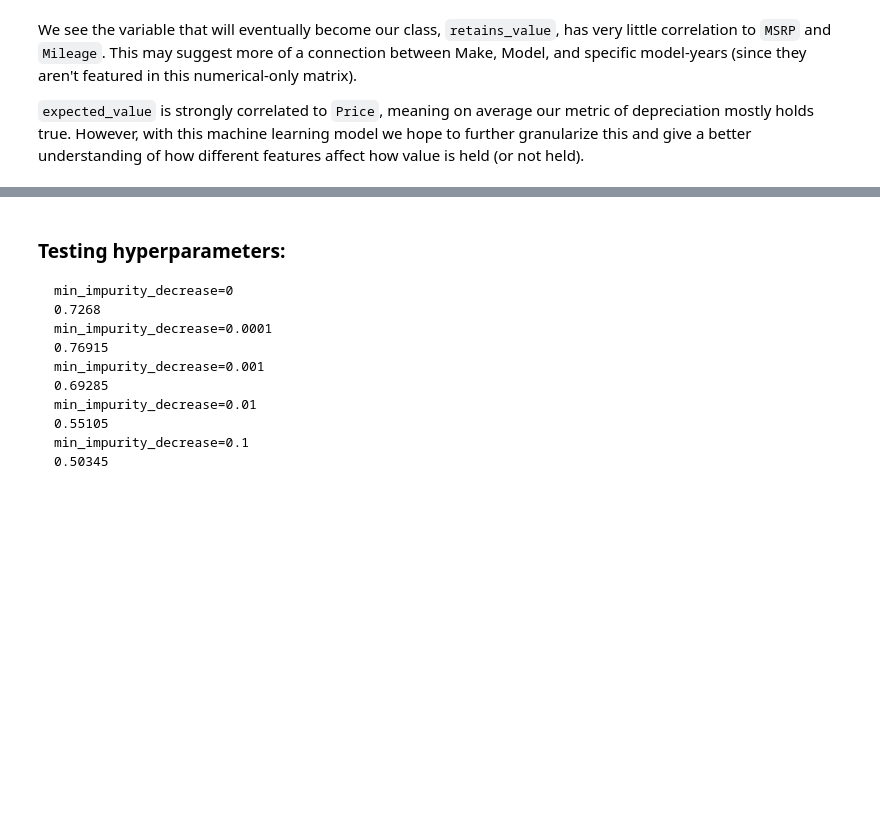
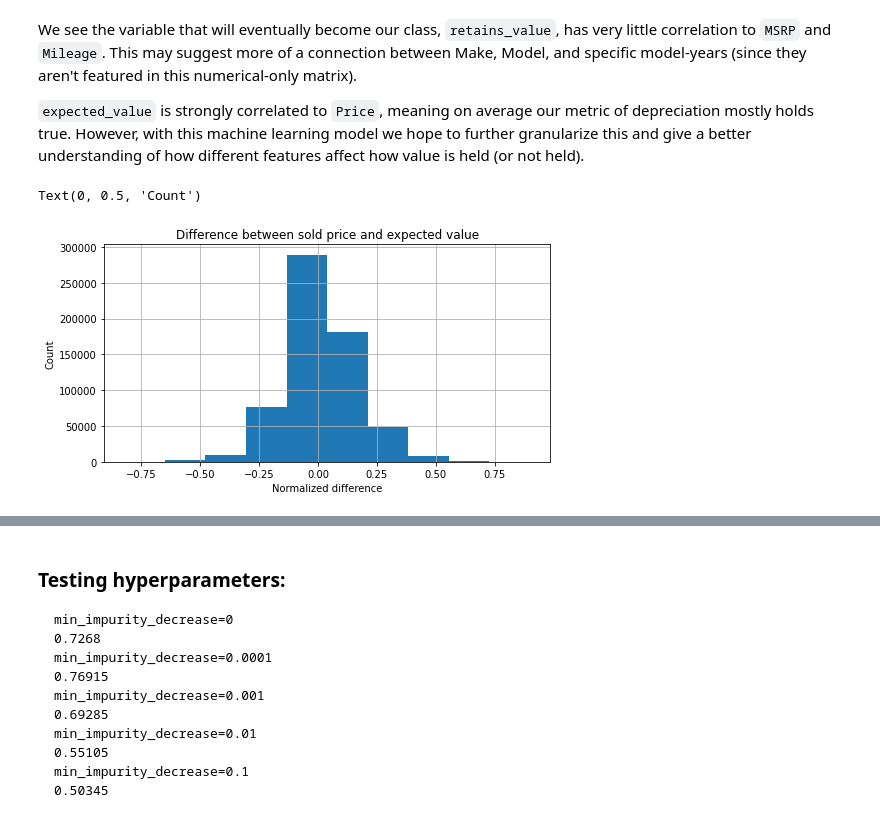
Before and after one commit to COGS118A/Group054-Sp22, a Jupyter notebook: Checkpoint_group054.ipynb, the cells around one changed output, grey strips where cells are left out. Drawn from its saved outputs; the diff is of its cells as text; code cells hidden in the pictures; blank space fills up the shorter version.

```diff
--- a/Checkpoint_group054.ipynb
+++ b/Checkpoint_group054.ipynb
@@ -124,7 +135,15 @@ We see the variable that will eventually become our class, `retains_value`, has
 `expected_value` is strongly correlated to `Price`, meaning on average our metric of depreciation mostly holds true. However, with this machine learning model we hope to further granularize this and give a better understanding of how different features affect how value is held (or not held).
 # %%
 # Distribution of price differences
+plt.figure(figsize=(8, 4))
 df.apply(lambda x: (x['Price'] - x['expected_value']) / (x['Price'] + x['expected_value']), axis=1).hist()
+ax = plt.gca()
+ax.set_title("Difference between sold price and expected value")
+ax.set_xlabel("Normalized difference")
+ax.set_ylabel("Count")
+# %% [output]
+Text(0, 0.5, 'Count')
+[figure, added]
 # %%
 # we should drop `Price`, since our model should neither know it nor predict it
 df = df[['Year', 'Mileage', 'Make', 'Model', 'MSRP', 'retains_value']]
```
Also changed, not shown: parts of 16 cells of this notebook, 1 other file.
